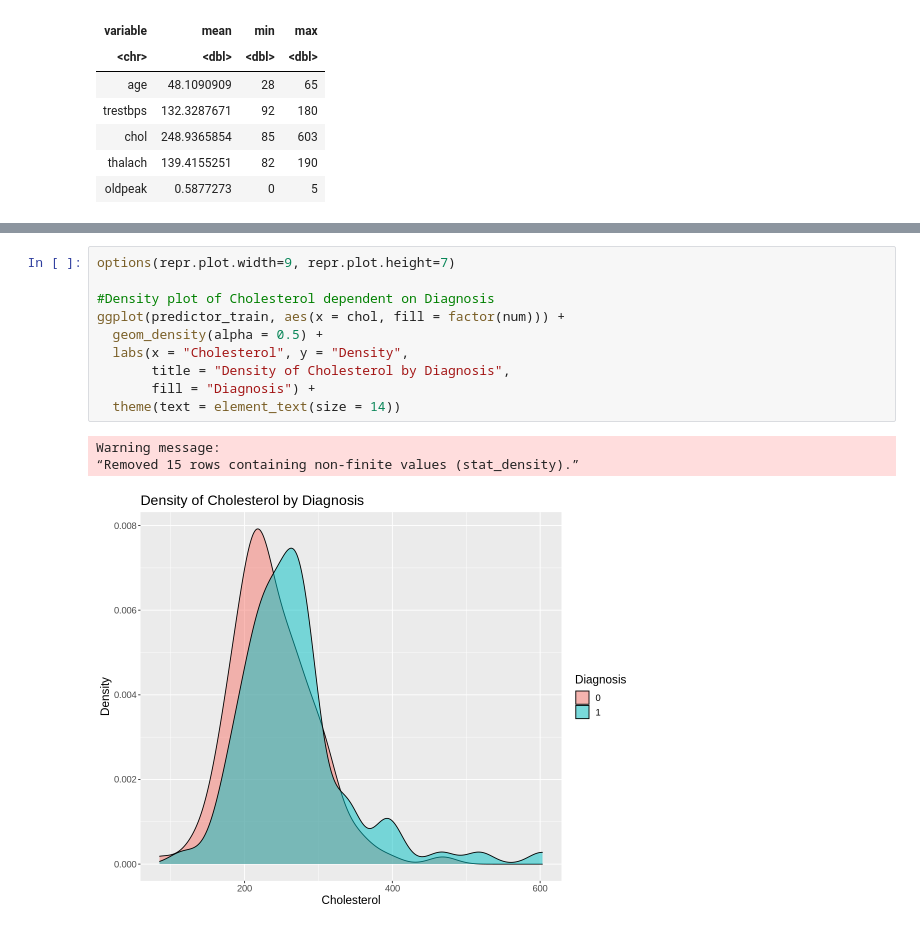
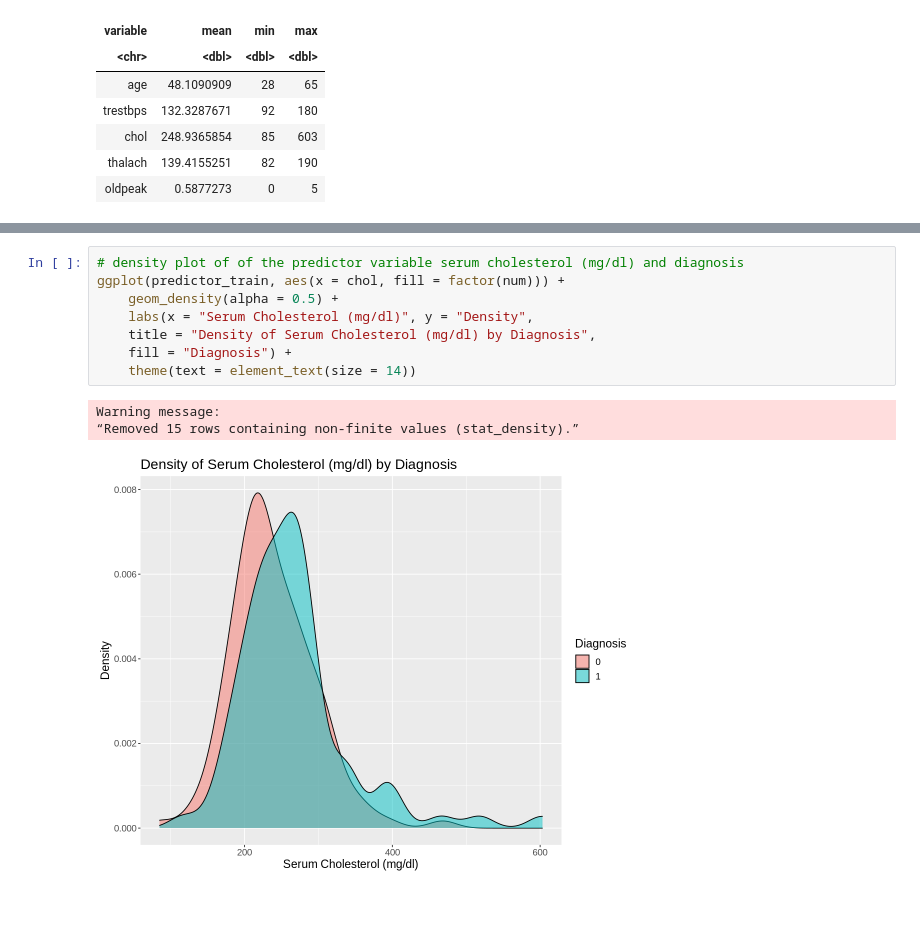
Before and after one commit to GeneRevo/DSCI100-007-Group10, a Jupyter notebook: 007_project_final_report.ipynb, the cells around one changed output, grey strips where cells are left out. Drawn from its saved outputs; the diff is of its cells as text.

```diff
--- a/007_project_final_report.ipynb
+++ b/007_project_final_report.ipynb
@@ -278,17 +296,15 @@ Warning message:
 # %%
-options(repr.plot.width=9, repr.plot.height=7)
-
-#Density plot of Cholesterol dependent on Diagnosis
+# density plot of of the predictor variable serum cholesterol (mg/dl) and diagnosis
 ggplot(predictor_train, aes(x = chol, fill = factor(num))) +
-  geom_density(alpha = 0.5) +
-  labs(x = "Cholesterol", y = "Density",
-       title = "Density of Cholesterol by Diagnosis",
-       fill = "Diagnosis") +
-  theme(text = element_text(size = 14))
+    geom_density(alpha = 0.5) +
+    labs(x = "Serum Cholesterol (mg/dl)", y = "Density",
+    title = "Density of Serum Cholesterol (mg/dl) by Diagnosis",
+    fill = "Diagnosis") +
+    theme(text = element_text(size = 14))
 # %% [output]
 Warning message:
 “Removed 15 rows containing non-finite values (stat_density).”
-[figure, old version]
+[figure, new version]
 # %%
 #Vector of factor coloumns that have >2 levels
 factor_cols <- c("slope", "thal", "cp")
```
Also changed, not shown: parts of 6 cells of this notebook.
